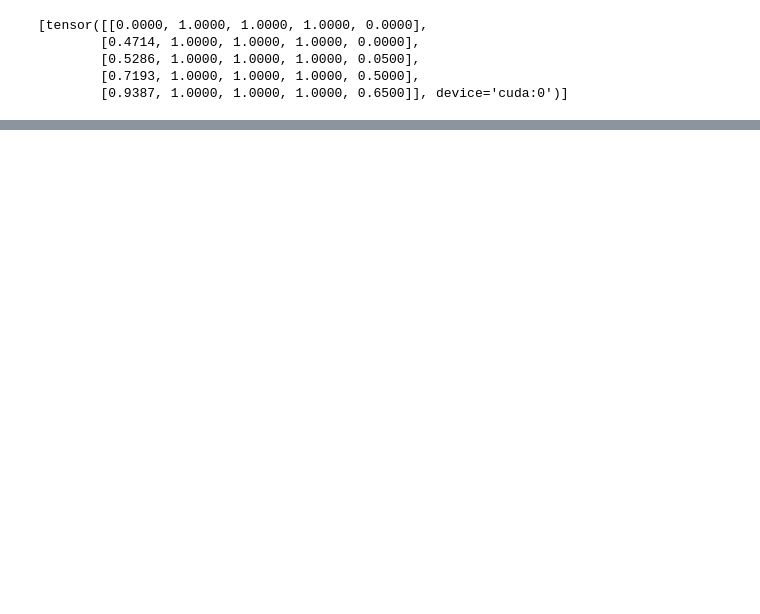
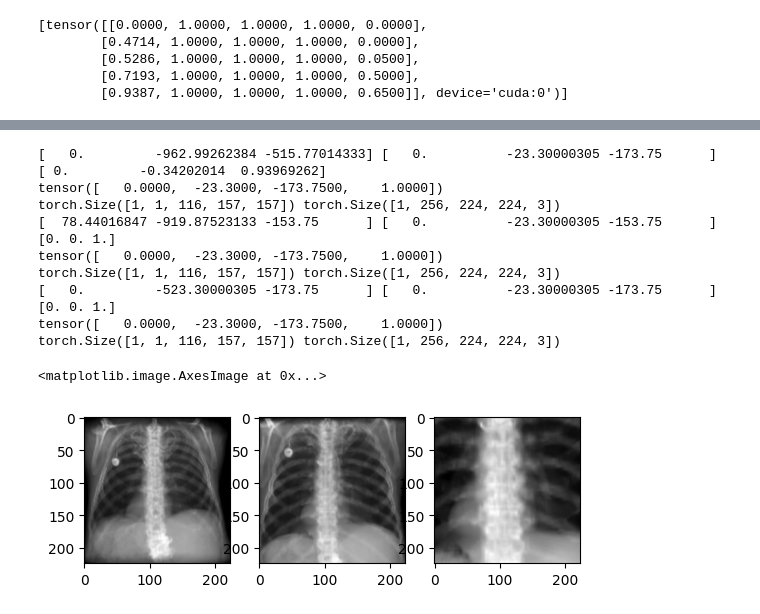
Before and after one commit to pcarnah/torchvtk, a Jupyter notebook: torchvtk.ipynb, the cells around one changed output, grey strips where cells are left out. Saved outputs shown, nothing was run; the diff lists cells and outputs as text; code cells hidden in the pictures; blank space fills up the shorter version.

```diff
--- a/torchvtk.ipynb
+++ b/torchvtk.ipynb
@@ -213,0 +258,42 @@ metatensor(0.0064, device='cuda:0')
+# %%
+pos, focal, up = R.raycast.carm_to_camera_params(1000, 20, 0, center[:3], 0)
+print(pos, focal, up)
+print(center)
+m = R.raycast.get_vtk_view_mat(pos,
+                                focal,
+                                up, device='cuda').unsqueeze(0)
+out = rend(a, view_mat=m.cuda(), ras2ijk=ras2ijk)
+
+pos, focal, up = R.raycast.carm_to_camera_params(900, 0, 5, center[:3], 20)
+print(pos, focal, up)
+print(center)
+m = R.raycast.get_vtk_view_mat(pos,
+                                focal,
+                                up, device='cuda').unsqueeze(0)
+out2 = rend(a, view_mat=m.cuda(), ras2ijk=ras2ijk)
+
+pos, focal, up = R.raycast.carm_to_camera_params(500, 0, 0, center[:3], 0)
+print(pos, focal, up)
+print(center)
+m = R.raycast.get_vtk_view_mat(pos,
+                                focal,
+                                up, device='cuda').unsqueeze(0)
+out3 = rend(a, view_mat=m.cuda(), ras2ijk=ras2ijk)
+
+fig, ax = plt.subplots(1,3)
+# ax[0].imshow(out[0].permute([1,2,0]).cpu().detach().numpy(), cmap='grey')
+ax[0].imshow(out[0].permute([1,2,0]).cpu().detach().numpy(), cmap='grey')
+ax[1].imshow(out2[0].permute([1,2,0]).cpu().detach().numpy(), cmap='grey')
+ax[2].imshow(out3[0].permute([1,2,0]).cpu().detach().numpy(), cmap='grey')
+# %% [output]
+[   0.         -962.99262384 -515.77014333] [   0.          -23.30000305 -173.75      ] [ 0.         -0.34202014  0.93969262]
+tensor([   0.0000,  -23.3000, -173.7500,    1.0000])
+torch.Size([1, 1, 116, 157, 157]) torch.Size([1, 256, 224, 224, 3])
+[  78.44016847 -919.87523133 -153.75      ] [   0.          -23.30000305 -153.75      ] [0. 0. 1.]
+tensor([   0.0000,  -23.3000, -173.7500,    1.0000])
+torch.Size([1, 1, 116, 157, 157]) torch.Size([1, 256, 224, 224, 3])
+[   0.         -523.30000305 -173.75      ] [   0.          -23.30000305 -173.75      ] [0. 0. 1.]
+tensor([   0.0000,  -23.3000, -173.7500,    1.0000])
+torch.Size([1, 1, 116, 157, 157]) torch.Size([1, 256, 224, 224, 3])
+<matplotlib.image.AxesImage at 0x...>
+[figure, added]
```
Also changed, not shown: parts of 23 cells of this notebook, 1 other file.
